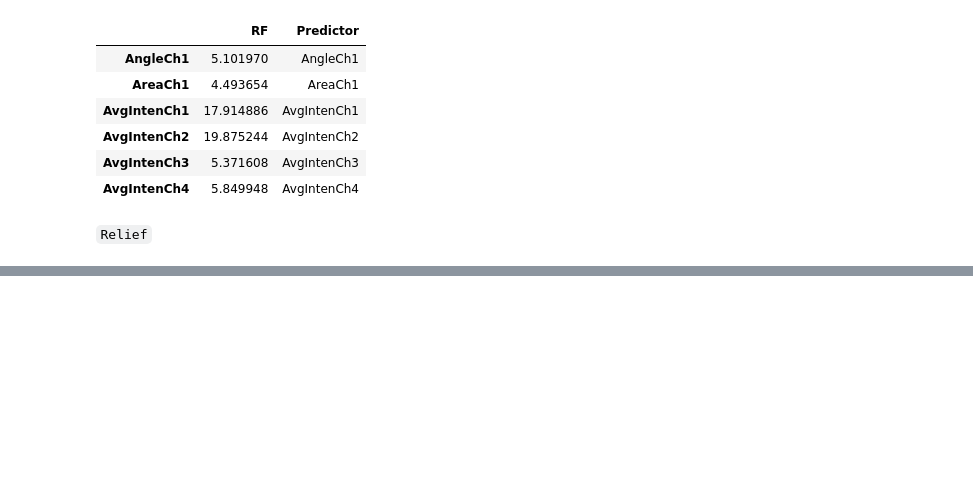
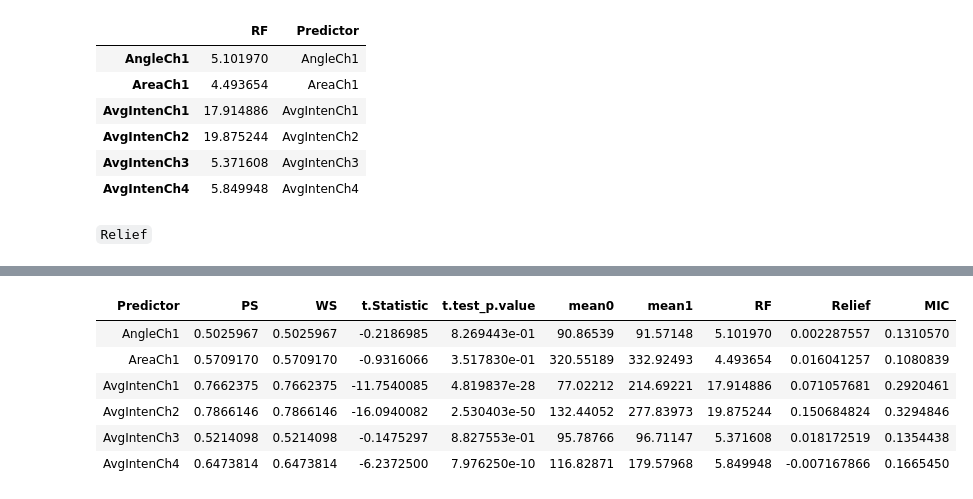
Before and after one commit to Randallzoeng/BookClub, a Jupyter notebook: AppliedPredictiveModeling/Chap. 18 Measuring Predictor Importance.ipynb, the cells around one changed output, grey strips where cells are left out. Cells and saved outputs as stored; diff of their text form; code cells hidden in the pictures; blank space fills up the shorter version.

```diff
--- a/AppliedPredictiveModeling/Chap. 18 Measuring Predictor Importance.ipynb
+++ b/AppliedPredictiveModeling/Chap. 18 Measuring Predictor Importance.ipynb
@@ -383,0 +448,18 @@ head(rf_info)
+# %%
+#combine all scores
+info_list <- list(tTest_info,rf_info,Relief_info,MIC_info)
+rankings  <- auc_info
+
+for (i in 1:4){
+    rankings <- merge(rankings,info_list[i])
+}
+
+head(rankings)
+# %% [output]
+| Predictor | PS | WS | t.Statistic | t.test_p.value | mean0 | mean1 | RF | Relief | MIC |
+| AngleCh1 | 0.5025967 | 0.5025967 | -0.2186985 | 8.269443e-01 | 90.86539 | 91.57148 | 5.101970 | 0.002287557 | 0.1310570 |
+| AreaCh1 | 0.5709170 | 0.5709170 | -0.9316066 | 3.517830e-01 | 320.55189 | 332.92493 | 4.493654 | 0.016041257 | 0.1080839 |
+| AvgIntenCh1 | 0.7662375 | 0.7662375 | -11.7540085 | 4.819837e-28 | 77.02212 | 214.69221 | 17.914886 | 0.071057681 | 0.2920461 |
+| AvgIntenCh2 | 0.7866146 | 0.7866146 | -16.0940082 | 2.530403e-50 | 132.44052 | 277.83973 | 19.875244 | 0.150684824 | 0.3294846 |
+| AvgIntenCh3 | 0.5214098 | 0.5214098 | -0.1475297 | 8.827553e-01 | 95.78766 | 96.71147 | 5.371608 | 0.018172519 | 0.1354438 |
+| AvgIntenCh4 | 0.6473814 | 0.6473814 | -6.2372500 | 7.976250e-10 | 116.82871 | 179.57968 | 5.849948 | -0.007167866 | 0.1665450 |
```
Also changed, not shown: parts of 14 cells of this notebook.
